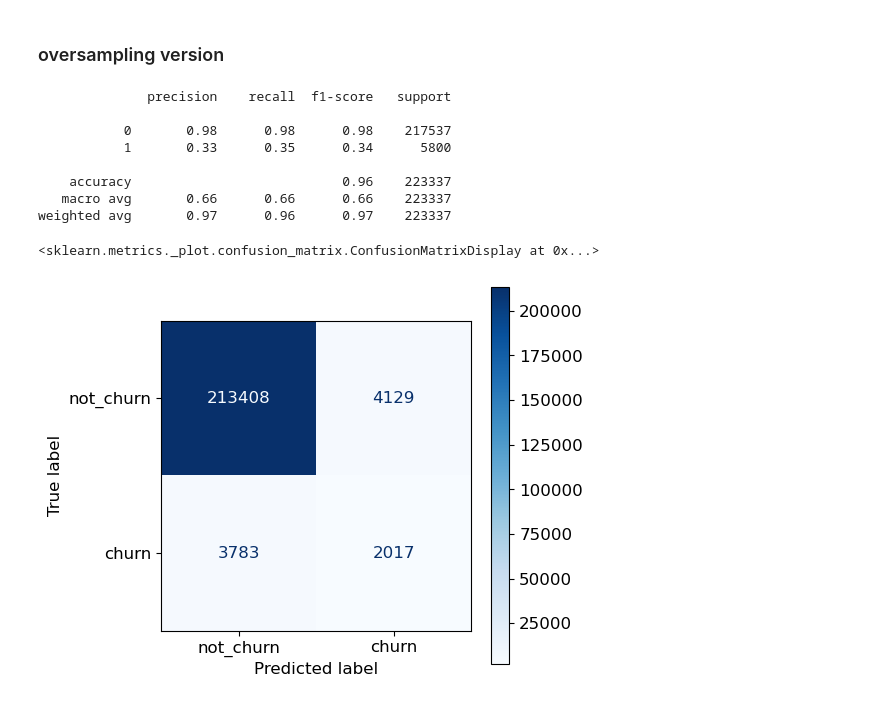
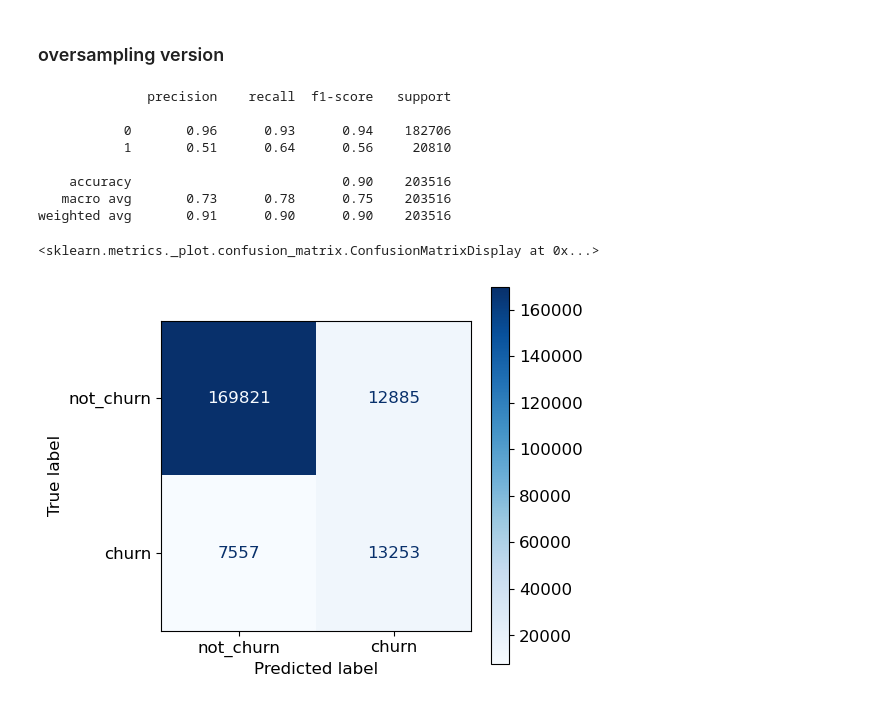
Before and after one commit to trisna26/alfagift_churn, a Jupyter notebook: explore-Copy1.ipynb, the cells around one changed output. Cells and saved outputs as stored; diff of their text form; code cells hidden in the pictures.

```diff
--- a/explore-Copy1.ipynb
+++ b/explore-Copy1.ipynb
@@ -188,0 +192,3 @@ df_tto_sel = df_tto[(df_tto['TRO_DATE'] >= '2021-08-01') \
+# %%
+df_tto_sel['SLA'] = df_tto_sel['SLA'].fillna(20)
+df_tto_sel['SLA_LATE'] = np.where(df_tto_sel['SLA'] > 60, 1,0)
@@ -223,8 +258,8 @@ df_tto_re_pv[df_tto_re_pv['PV_2021-10'] > 0].head()
 # %%
 condition = (
-          (df_tto_re['TRO_NET 2021-09'] > 0) & \
-          (df_tto_re['TRO_NET 2021-10'] > 0) & \
-          (df_tto_re['TRO_NET 2021-11'] > 0) & \
-          (df_tto_re['TRO_NET 2021-12'] == 0)
+          (df_tto_re_pv['TRO_NET 2021-09'] > 0) & \
+          (df_tto_re_pv['TRO_NET 2021-10'] > 0) & \
+          (df_tto_re_pv['TRO_NET 2021-11'] > 0) & \
+          (df_tto_re_pv['TRO_NET 2021-12'] == 0)
 )
 df_tto_re_pv['label'] = np.where(condition, 1, 0)
@@ -248,0 +266,7 @@ df_tto_re_pv[df_tto_re_pv['label'] == 0].head()
+# %%
+df_tto_re_pv['NET_11-10'] = df_tto_re_pv['TRO_NET 2021-11'] - df_tto_re_pv['TRO_NET 2021-10']
+df_tto_re_pv['NET_10-09'] = df_tto_re_pv['TRO_NET 2021-10'] - df_tto_re_pv['TRO_NET 2021-09']
+df_tto_re_pv['NET_11-09'] = df_tto_re_pv['TRO_NET 2021-11'] - df_tto_re_pv['TRO_NET 2021-09']
+df_tto_re_pv['STRUK_11-10'] = df_tto_re_pv['TRO_NO_ORDER 2021-11'] - df_tto_re_pv['TRO_NO_ORDER 2021-10']
+df_tto_re_pv['STRUK_10-09'] = df_tto_re_pv['TRO_NO_ORDER 2021-10'] - df_tto_re_pv['TRO_NO_ORDER 2021-09']
+df_tto_re_pv['STRUK_11-09'] = df_tto_re_pv['TRO_NO_ORDER 2021-11'] - df_tto_re_pv['TRO_NO_ORDER 2021-09']
@@ -258,10 +289,16 @@ from sklearn.metrics import classification_report
 from sklearn.metrics import confusion_matrix, plot_confusion_matrix
 from sklearn.model_selection import train_test_split
 
-X = df_tto_re_pv.iloc[:,1:-1].drop(['TRO_NET 2021-12',
-                                    'TRO_NO_ORDER 2021-12',
-                                   'TRO_NET 2021-08',
-                                   'TRO_NO_ORDER 2021-08'], 1)
+X = df_tto_re_pv.drop(
+[
+'TRO_MEMBERS',
+'TRO_NET 2021-12',
+'TRO_NO_ORDER 2021-12',
+'SLA 2021-12',
+'SLA_LATE 2021-12',
+'label'
+], 1
+)
 y = df_tto_re_pv['label']
 
 X_train, X_test, y_train, y_test = train_test_split(X, y, test_size=0.33, random_state=42, stratify=y)
@@ -389,40 +419,38 @@ X.head()
 # %% [markdown]
 ### oversampling version
 # %%
-from sklearn.preprocessing import StandardScaler
-from sklearn.preprocessing import MinMaxScaler
 X_train, X_test, y_train, y_test = train_test_split(X, y, test_size=0.33, random_state=42, stratify=y)
 
 scaler = StandardScaler()
 scaler.fit(X_train)
 X_train = pd.DataFrame(scaler.transform(X_train), index=X_train.index)
 X_test = pd.DataFrame(scaler.transform(X_test), index=X_test.index)
 
 
 from imblearn.over_sampling import SMOTE
 oversampler = SMOTE(random_state=0)
 X_train ,y_train = oversampler.fit_resample(X_train, y_train)
 
 
-clf_ridge = RandomForestClassifier()
+clf_ridge = RandomForestClassifier(n_jobs=32)
 clf_ridge.fit(X_train, y_train)
 pred = clf_ridge.predict(X_test)
 
 
 print(classification_report(y_test, pred))
 fig, ax = plt.subplots(figsize=(5, 5), dpi=100)
 plot_confusion_matrix(clf_ridge, X_test, y_test, cmap='Blues', display_labels= ['not_churn', 'churn'], ax = ax)
 # %% [output]
               precision    recall  f1-score   support
 
-           0       0.98      0.98      0.98    217537
-           1       0.33      0.35      0.34      5800
+           0       0.96      0.93      0.94    182706
+           1       0.51      0.64      0.56     20810
 
-    accuracy                           0.96    223337
-   macro avg       0.66      0.66      0.66    223337
-weighted avg       0.97      0.96      0.97    223337
+    accuracy                           0.90    203516
+   macro avg       0.73      0.78      0.75    203516
+weighted avg       0.91      0.90      0.90    203516
 <sklearn.metrics._plot.confusion_matrix.ConfusionMatrixDisplay at 0x...>
-[figure, old version]
+[figure, new version]
 # %%
 df_res = pd.concat([
     pd.concat([df_tto_re_pv.drop(['label'],1).loc[X_test.index, :].reset_index(drop=True), pd.DataFrame({'pred':pred})],1),
```
Also changed, not shown: parts of 34 cells of this notebook, 2 other files.
